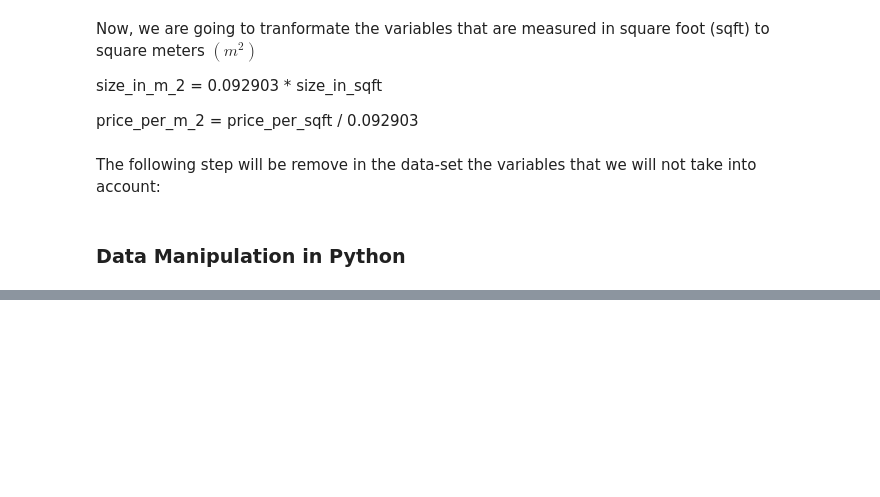
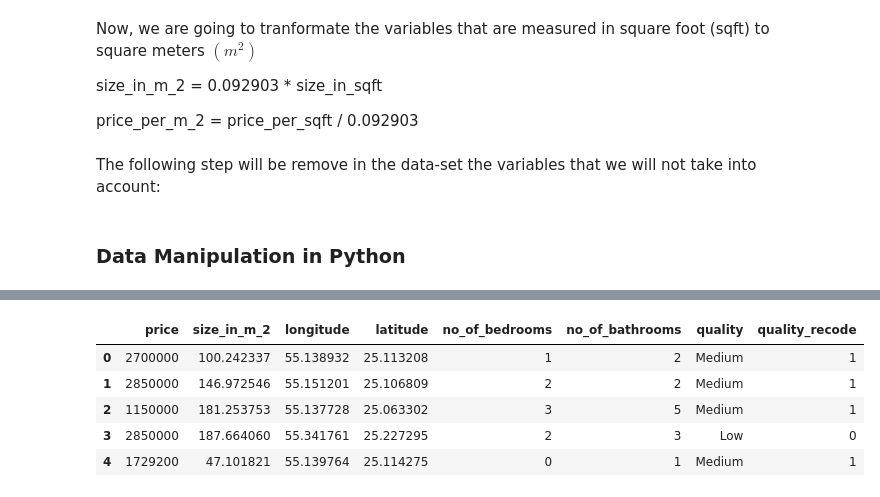
Before and after one commit to FabioScielzoOrtiz/Estadistica4all-blog, a Jupyter notebook: Linear Regression in Python and R/Linear Regression in Python and R.ipynb, the cells around one changed output, grey strips where cells are left out. Saved outputs shown, nothing was run; the diff lists cells and outputs as text; code cells hidden in the pictures; blank space fills up the shorter version.

```diff
--- a/Linear Regression in Python and R/Linear Regression in Python and R.ipynb
+++ b/Linear Regression in Python and R/Linear Regression in Python and R.ipynb
@@ -203,0 +315,9 @@ data_R <- properties_data %>% select("price", "size_in_m_2", "longitude", "latit
+# %%
+data_Python.head()
+# %% [output]
+|  | price | size_in_m_2 | longitude | latitude | no_of_bedrooms | no_of_bathrooms | quality | quality_recode |
+| 0 | 2700000 | 100.242337 | 55.138932 | 25.113208 | 1 | 2 | Medium | 1 |
+| 1 | 2850000 | 146.972546 | 55.151201 | 25.106809 | 2 | 2 | Medium | 1 |
+| 2 | 1150000 | 181.253753 | 55.137728 | 25.063302 | 3 | 5 | Medium | 1 |
+| 3 | 2850000 | 187.664060 | 55.341761 | 25.227295 | 2 | 3 | Low | 0 |
+| 4 | 1729200 | 47.101821 | 55.139764 | 25.114275 | 0 | 1 | Medium | 1 |
```
Also changed, not shown: parts of 15 cells of this notebook, 1 other file.
